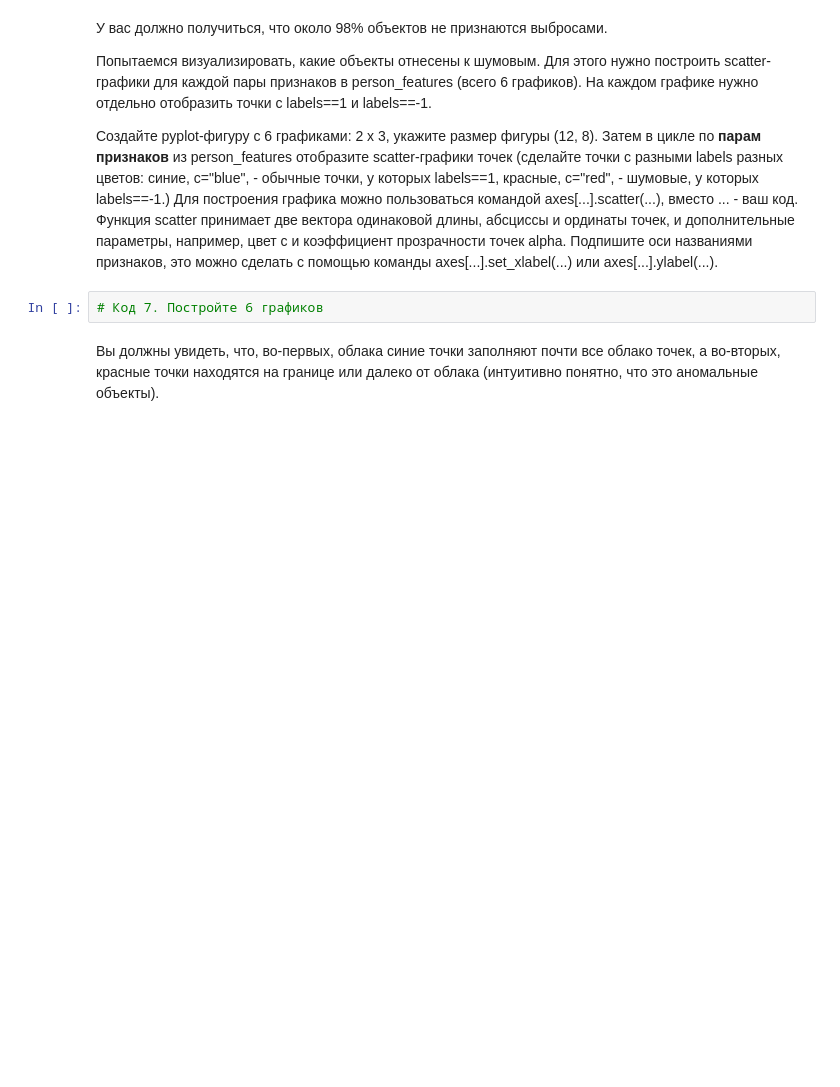
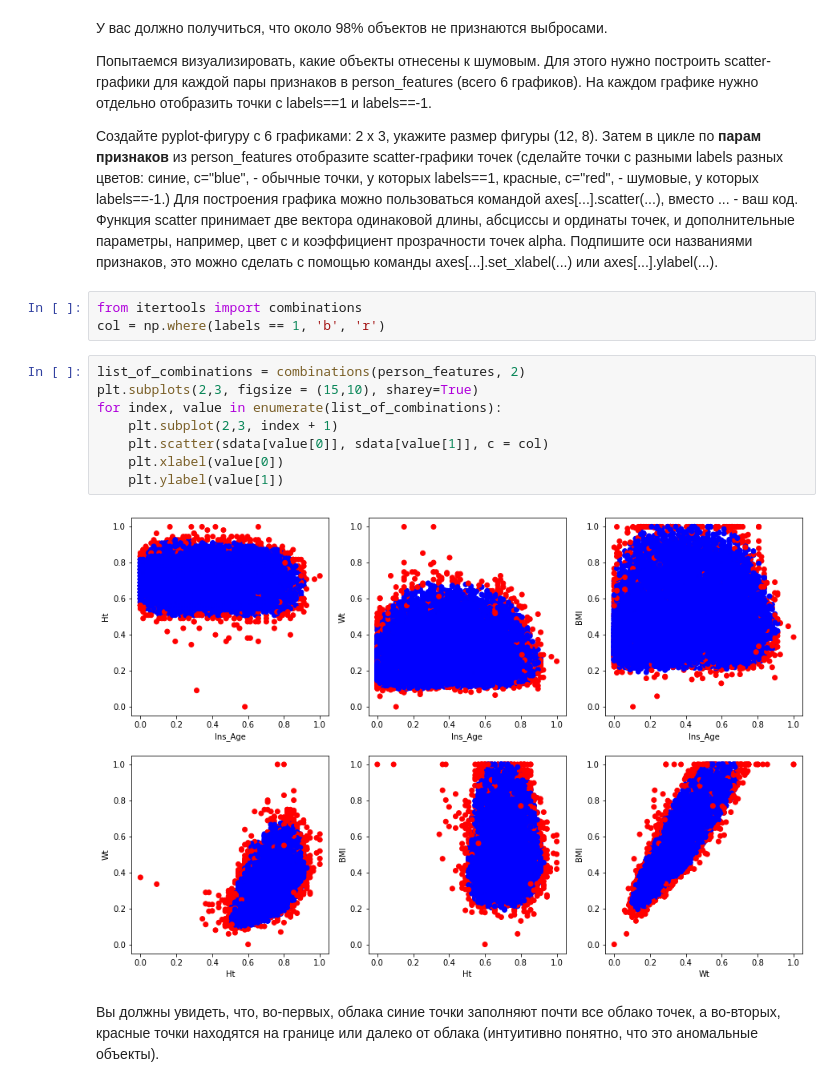
Before and after one commit to locacazador/pythonML, a Jupyter notebook: III course - unsupervised-learning/visualization/VisualizationPeerReview.ipynb, the cells around one changed output. Drawn from its saved outputs; the diff is of its cells as text; blank space fills up the shorter version.

Commit message:
done visualization

```diff
--- a/III course - unsupervised-learning/visualization/VisualizationPeerReview.ipynb
+++ b/III course - unsupervised-learning/visualization/VisualizationPeerReview.ipynb
@@ -388,8 +390,19 @@ labels = svm_.predict(sdata[person_features])
 Попытаемся визуализировать, какие объекты отнесены к шумовым. Для этого нужно построить scatter-графики для каждой пары признаков в person_features (всего 6 графиков). На каждом графике нужно отдельно отобразить точки с labels==1 и labels==-1.
 
 Создайте pyplot-фигуру с 6 графиками: 2 x 3, укажите размер фигуры (12, 8). Затем в цикле по __парам признаков__ из person_features отобразите scatter-графики точек (сделайте точки с разными labels разных цветов: синие, c="blue", - обычные точки, у которых labels==1, красные, c="red",  - шумовые, у которых labels==-1.) Для построения графика можно пользоваться командой axes[...].scatter(...), вместо ... - ваш код. Функция scatter принимает две вектора одинаковой длины, абсциссы и ординаты точек, и дополнительные параметры, например, цвет c и коэффициент прозрачности точек alpha. Подпишите оси названиями признаков, это можно сделать с помощью команды axes[...].set_xlabel(...) или axes[...].ylabel(...).
-# %%
-# Код 7. Постройте 6 графиков
+# %%
+from itertools import combinations
+col = np.where(labels == 1, 'b', 'r')
+# %%
+list_of_combinations = combinations(person_features, 2)
+plt.subplots(2,3, figsize = (15,10), sharey=True)
+for index, value in enumerate(list_of_combinations):
+    plt.subplot(2,3, index + 1)
+    plt.scatter(sdata[value[0]], sdata[value[1]], c = col)
+    plt.xlabel(value[0])
+    plt.ylabel(value[1])
+# %% [output]
+[figure, added]
 # %% [markdown]
 Вы должны увидеть, что, во-первых, облака синие точки заполняют почти все облако точек, а во-вторых, красные точки находятся на границе или далеко от облака (интуитивно понятно, что это аномальные объекты).
 # %% [markdown]
```
Also changed, not shown: parts of 4 cells of this notebook.
